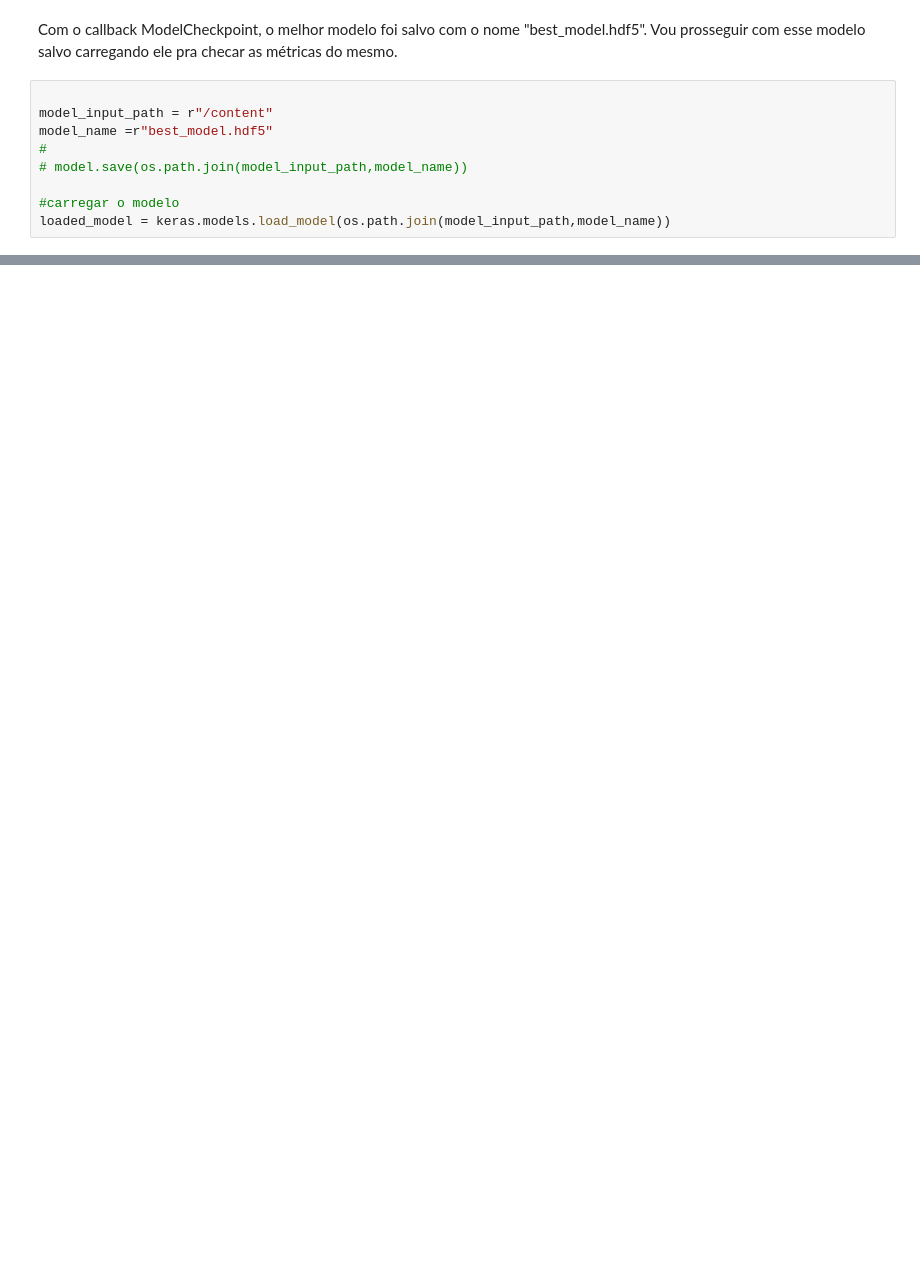
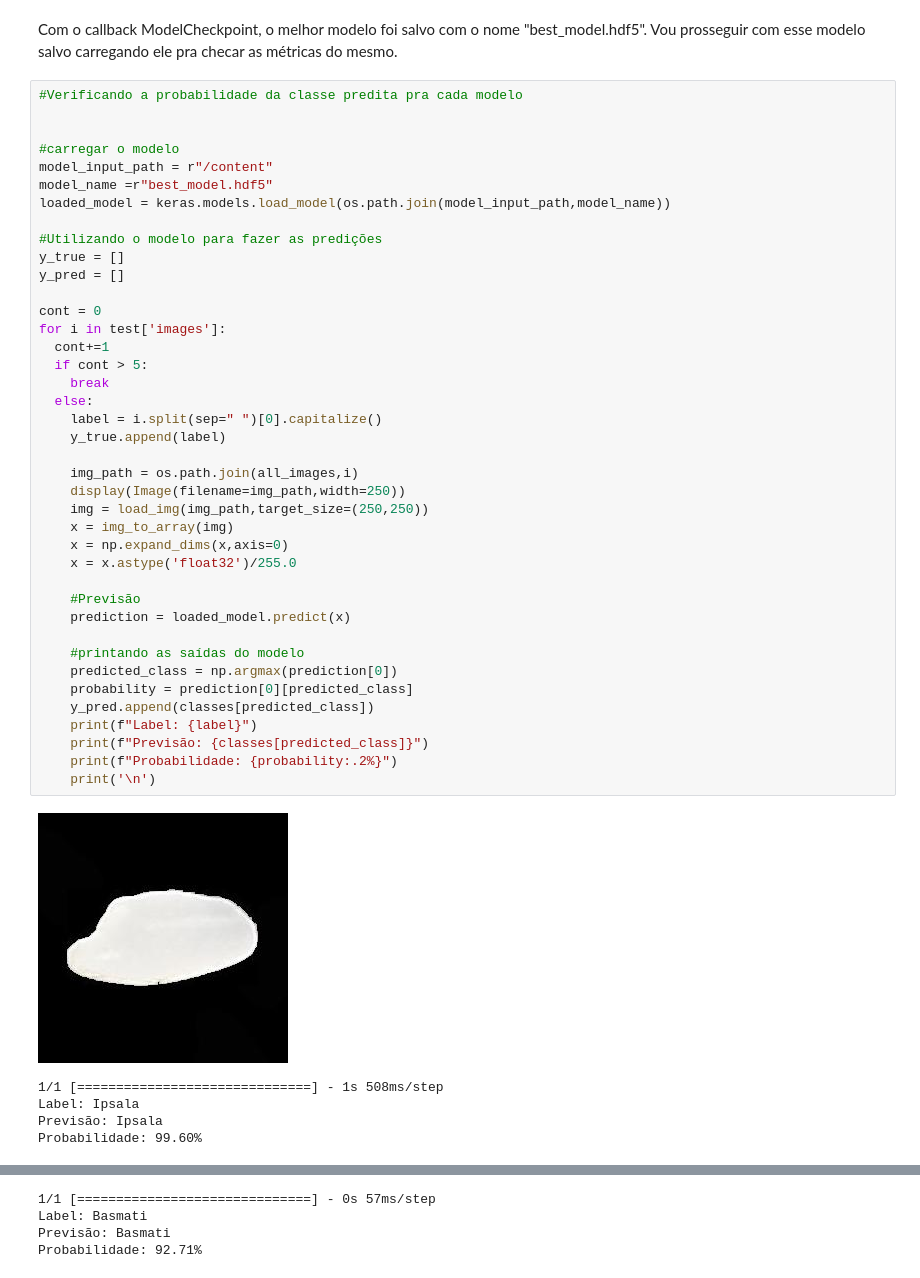
Before and after one commit to Vinicius-S-Grilo/Portfolio, a Jupyter notebook: MVP.ipynb, the cells around one changed output, grey strips where cells are left out. Cells and saved outputs as stored; diff of their text form; blank space fills up the shorter version.

```diff
--- a/MVP.ipynb
+++ b/MVP.ipynb
@@ -1073,11 +1296,48 @@ O modelo parou antes de executar todas as 50 epochs, como pode ser observado aci
 # %% [markdown]
 Com o callback ModelCheckpoint, o melhor modelo foi salvo com o nome "best_model.hdf5". Vou prosseguir com esse modelo salvo carregando ele pra checar as métricas do mesmo.
-# %%
-
-model_input_path = r"/content"
-model_name =r"best_model.hdf5"
-#
-# model.save(os.path.join(model_input_path,model_name))
-
-#carregar o modelo
-loaded_model = keras.models.load_model(os.path.join(model_input_path,model_name))
+# %%
+#Verificando a probabilidade da classe predita pra cada modelo
+
+
+#carregar o modelo
+model_input_path = r"/content"
+model_name =r"best_model.hdf5"
+loaded_model = keras.models.load_model(os.path.join(model_input_path,model_name))
+
+#Utilizando o modelo para fazer as predições
+y_true = []
+y_pred = []
+
+cont = 0
+for i in test['images']:
+  cont+=1
+  if cont > 5:
+    break
+  else:
+    label = i.split(sep=" ")[0].capitalize()
+    y_true.append(label)
+
+    img_path = os.path.join(all_images,i)
+    display(Image(filename=img_path,width=250))
+    img = load_img(img_path,target_size=(250,250))
+    x = img_to_array(img)
+    x = np.expand_dims(x,axis=0)
+    x = x.astype('float32')/255.0
+
+    #Previsão
+    prediction = loaded_model.predict(x)
+
+    #printando as saídas do modelo
+    predicted_class = np.argmax(prediction[0])
+    probability = prediction[0][predicted_class]
+    y_pred.append(classes[predicted_class])
+    print(f"Label: {label}")
+    print(f"Previsão: {classes[predicted_class]}")
+    print(f"Probabilidade: {probability:.2%}")
+    print('\n')
+# %% [output]
+[figure, added]
+1/1 [==============================] - 1s 508ms/step
+Label: Ipsala
+Previsão: Ipsala
+Probabilidade: 99.60%
@@ -1083,0 +1345,4 @@ loaded_model = keras.models.load_model(os.path.join(model_input_path,model_name)
+1/1 [==============================] - 0s 57ms/step
+Label: Basmati
+Previsão: Basmati
+Probabilidade: 92.71%
```
Also changed, not shown: parts of 43 cells of this notebook.
